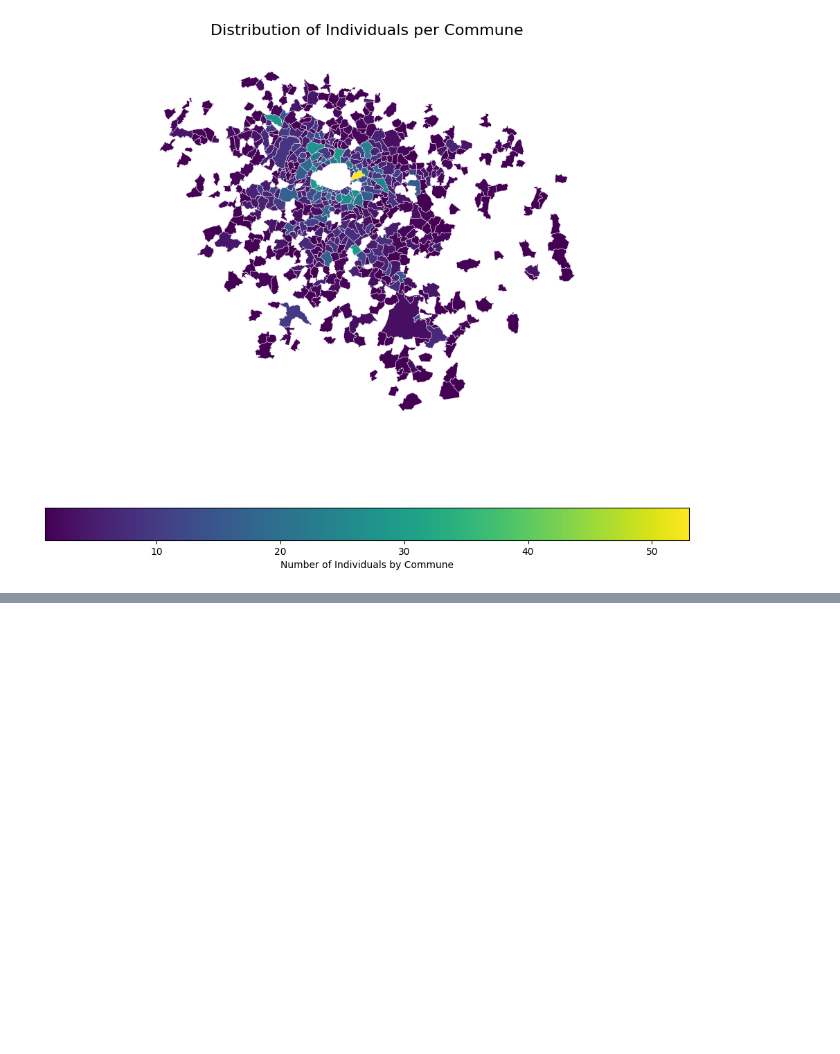
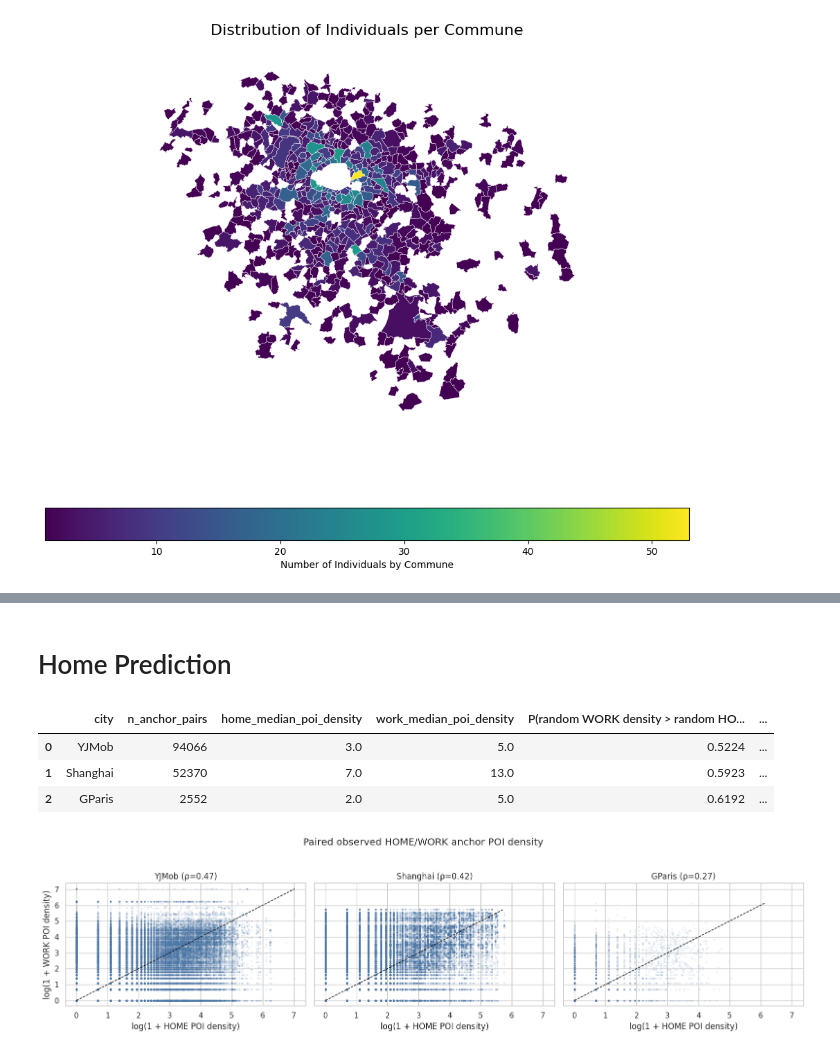
Before and after one commit to gefgu/citybehavex, a Jupyter notebook: notebooks/00_ile_de_france_exploration/03_home_locations_individuals.ipynb, the cells around one changed output, grey strips where cells are left out. Drawn from its saved outputs; the diff is of its cells as text; code cells hidden in the pictures; blank space fills up the shorter version.

```diff
--- a/notebooks/00_ile_de_france_exploration/03_home_locations_individuals.ipynb
+++ b/notebooks/00_ile_de_france_exploration/03_home_locations_individuals.ipynb
@@ -449,0 +615,80 @@ Large `simulation_anchor_logic` medians or upper tails relative to `observed` in
+# %% [markdown]
+# Home Prediction
+# %%
+# Observed-anchor POI-density test.  A HOME/WORK pair is counted once per user.
+# For YJMob and Shanghai the source is each tessellation cell's total POI count;
+# for GParis it is the number of POI-tessellation rows in an H3-r10 cell.
+POI_DENSITY_SPECS = {
+    "YJMob": ("data/yjmob/yjmob_h3_tessellation.parquet", 8, "total_poi_count"),
+    "Shanghai": ("data/shanghai/shanghai_h3_tessellation.parquet", 8, "total_poi_count"),
+    "GParis": ("data/gparis/results/gparis_poi_tessellation.parquet", 10, None),
+}
+
+def poi_density_by_h3(path: str, resolution: int, density_column: str | None) -> pd.DataFrame:
+    pois = pd.read_parquet(PROJECT_ROOT / path)
+    pois = latlng_to_h3(pois, resolution=resolution, lat_col="lat", lng_col="lng", output_col="h3_cell")
+    pois["h3_cell"] = pois["h3_cell"].map(lambda cell: h3.int_to_str(int(cell)))
+    if density_column is None:
+        return pois.groupby("h3_cell", as_index=False).size().rename(columns={"size": "poi_density"})
+    return pois.groupby("h3_cell", as_index=False)[density_column].max().rename(columns={density_column: "poi_density"})
+
+poi_anchor_density_rows = []
+poi_anchor_pair_rows = []
+poi_density_summary_rows = []
+for city, (path, resolution, density_column) in POI_DENSITY_SPECS.items():
+    density = poi_density_by_h3(path, resolution, density_column)
+    anchors = observed_home_work_by_city[city]
+    home = anchors[["home_cell"]].rename(columns={"home_cell": "h3_cell"}).merge(density, on="h3_cell", how="left")
+    work = anchors[["work_cell"]].rename(columns={"work_cell": "h3_cell"}).merge(density, on="h3_cell", how="left")
+    home_density = home["poi_density"].fillna(0.0).to_numpy(dtype=float)
+    work_density = work["poi_density"].fillna(0.0).to_numpy(dtype=float)
+    u_home, p_home_less_than_work = stats.mannwhitneyu(home_density, work_density, alternative="less")
+    work_over_home_probability = 1.0 - u_home / (len(home_density) * len(work_density))
+    spearman_rho, spearman_pvalue = stats.spearmanr(np.log1p(home_density), np.log1p(work_density))
+    poi_density_summary_rows.append({
+        "city": city,
+        "n_anchor_pairs": len(anchors),
+        "home_median_poi_density": np.median(home_density),
+        "work_median_poi_density": np.median(work_density),
+        "P(random WORK density > random HOME density)": work_over_home_probability,
+        "Spearman rho (log POI density)": spearman_rho,
+        "spearman_pvalue": spearman_pvalue,
+        "home_less_than_work_pvalue": p_home_less_than_work,
+    })
+    poi_anchor_density_rows.extend([
+        pd.DataFrame({"city": city, "anchor": "HOME", "poi_density": home_density}),
+        pd.DataFrame({"city": city, "anchor": "WORK", "poi_density": work_density}),
+    ])
+    poi_anchor_pair_rows.append(pd.DataFrame({
+        "city": city,
+        "home_log1p_poi_density": np.log1p(home_density),
+        "work_log1p_poi_density": np.log1p(work_density),
+    }))
+
+observed_anchor_poi_density = pd.concat(poi_anchor_density_rows, ignore_index=True)
+observed_anchor_poi_pairs = pd.concat(poi_anchor_pair_rows, ignore_index=True)
+observed_anchor_poi_density["log1p_poi_density"] = np.log1p(observed_anchor_poi_density["poi_density"])
+poi_density_summary = pd.DataFrame(poi_density_summary_rows)
+display(poi_density_summary.round(4))
+
+fig, axes = plt.subplots(1, len(POI_DENSITY_SPECS), figsize=(16, 4), sharex=True, sharey=True)
+for ax, city in zip(axes, POI_DENSITY_SPECS):
+    pairs = observed_anchor_poi_pairs.query("city == @city")
+    ax.scatter(
+        pairs["home_log1p_poi_density"], pairs["work_log1p_poi_density"],
+        s=3, alpha=0.08, rasterized=True, color="#4c78a8",
+    )
+    upper = max(pairs[["home_log1p_poi_density", "work_log1p_poi_density"]].to_numpy().max(), 1)
+    ax.plot([0, upper], [0, upper], "--", color="black", linewidth=1)
+    rho = poi_density_summary.loc[poi_density_summary["city"].eq(city), "Spearman rho (log POI density)"].iat[0]
+    ax.set_title(f"{city} (ρ={rho:.2f})")
+    ax.set_xlabel("log(1 + HOME POI density)")
+axes[0].set_ylabel("log(1 + WORK POI density)")
+fig.suptitle("Paired observed HOME/WORK anchor POI density", y=1.04)
+plt.tight_layout()
+# %% [output]
+|  | city | n_anchor_pairs | home_median_poi_density | work_median_poi_density | P(random WORK density > random HO... | ... |
+| 0 | YJMob | 94066 | 3.0 | 5.0 | 0.5224 | ... |
+| 1 | Shanghai | 52370 | 7.0 | 13.0 | 0.5923 | ... |
+| 2 | GParis | 2552 | 2.0 | 5.0 | 0.6192 | ... |
+[figure, added]
```
Also changed, not shown: parts of 18 cells of this notebook, 6 other files.
